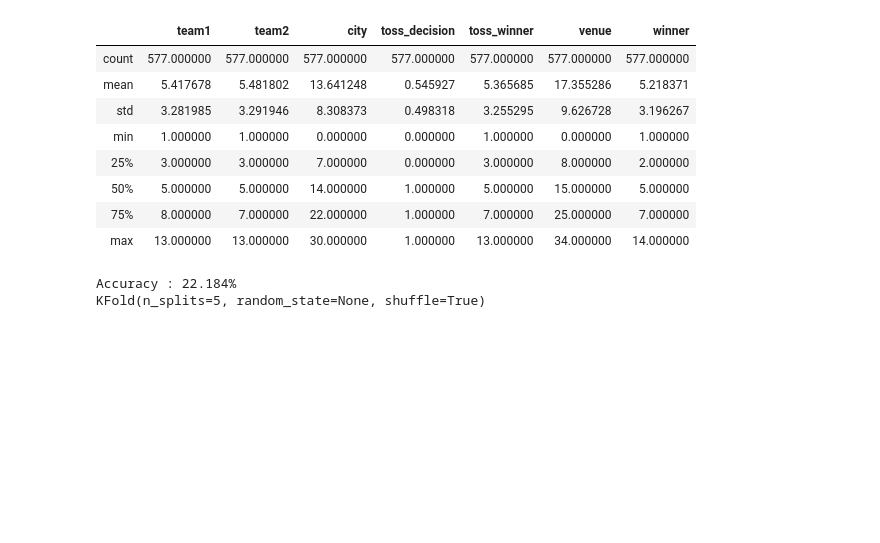
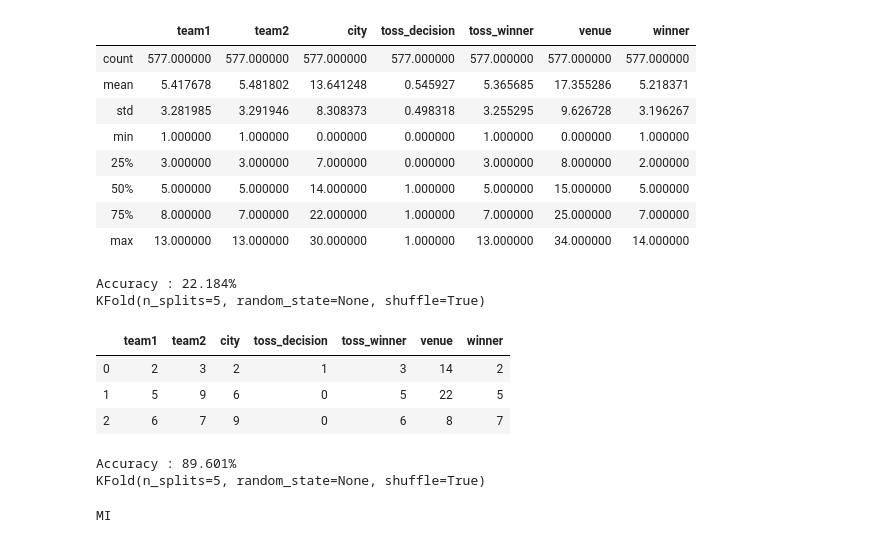
Before and after one commit to ychokhani7/Cricket_Match_Predictor, a Jupyter notebook: library/IPL.ipynb, the cells around one changed output. Saved outputs shown, nothing was run; the diff lists cells and outputs as text; code cells hidden in the pictures; blank space fills up the shorter version.

Commit message:
Add files via upload
Added Random Forest Classifier

```diff
--- a/library/IPL.ipynb
+++ b/library/IPL.ipynb
@@ -238,3 +238,29 @@ classification_model(model, df,predictor_var,outcome_var)
 # %% [output]
 Accuracy : 22.184%
 KFold(n_splits=5, random_state=None, shuffle=True)
+# %%
+df.head(3)
+# %% [output]
+|  | team1 | team2 | city | toss_decision | toss_winner | venue | winner |
+| 0 | 2 | 3 | 2 | 1 | 3 | 14 | 2 |
+| 1 | 5 | 9 | 6 | 0 | 5 | 22 | 5 |
+| 2 | 6 | 7 | 9 | 0 | 6 | 8 | 7 |
+# %%
+model = RandomForestClassifier(n_estimators=100)
+outcome_var = ['winner']
+predictor_var = ['team1', 'team2', 'toss_winner', 'venue', 'city', 'toss_decision']
+classification_model(model, df,predictor_var,outcome_var)
+# %% [output]
+Accuracy : 89.601%
+KFold(n_splits=5, random_state=None, shuffle=True)
+# %%
+#'team1', 'team2', 'venue', 'toss_winner','city','toss_decision'
+team1='RCB'
+team2='MI'
+toss_winner='RCB'
+input=[dicVal[team1],dicVal[team2],'14',dicVal[toss_winner],'2','1']
+input = np.array(input).reshape((1, -1))
+output=model.predict(input)
+print(list(dicVal.keys())[list(dicVal.values()).index(output)]) #find key by value search output
+# %% [output]
+MI
```
